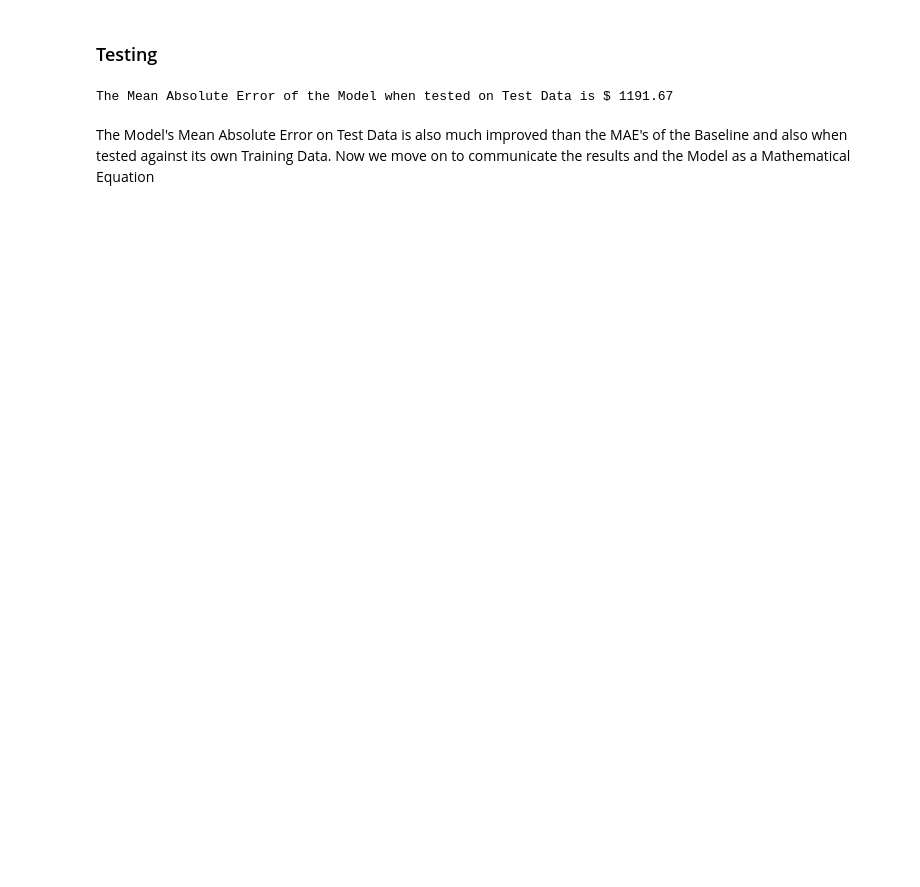
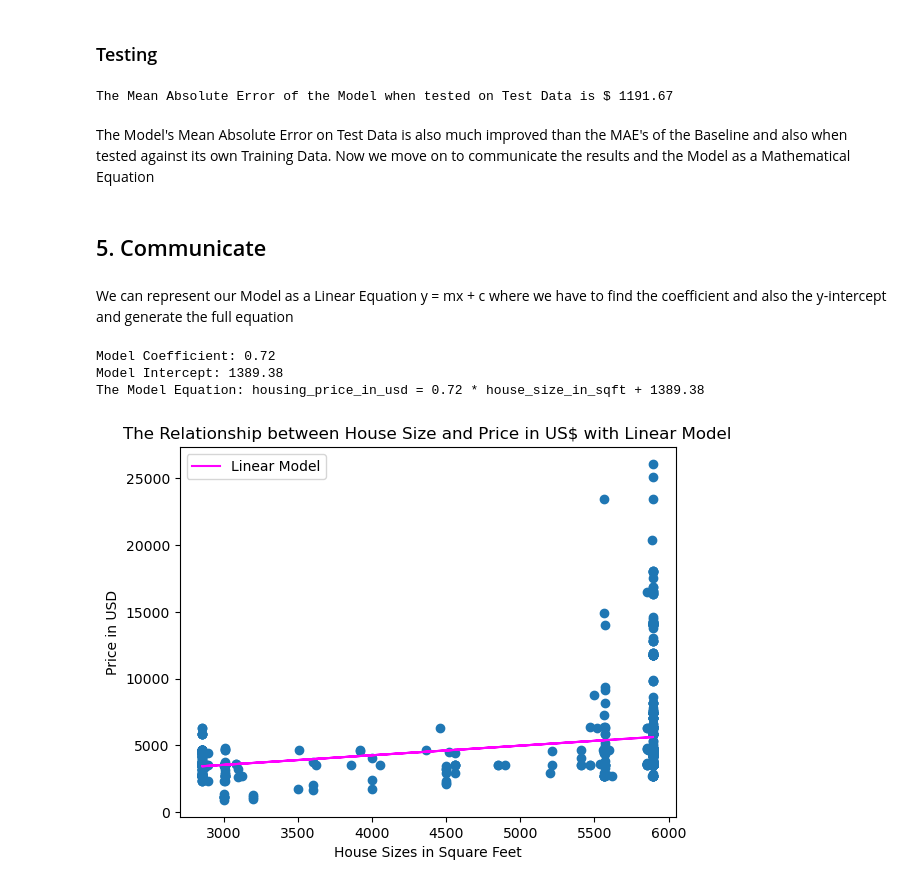
Before and after one commit to dumisanimukuchura/Dehli-Indian-Housing-Analysis-Part-2-Predict-Price-with-Size-Linear-Regression, a Jupyter notebook: notebook/Dehli-Indian-Housing-Analysis-Part-2-Predict-Price-with-Size-Linear-Regression.ipynb, the cells around one changed output. Drawn from its saved outputs; the diff is of its cells as text; code cells hidden in the pictures; blank space fills up the shorter version.

Commit message:
Communicate the Model using an Equation and also a Graphical view

```diff
--- a/notebook/Dehli-Indian-Housing-Analysis-Part-2-Predict-Price-with-Size-Linear-Regression.ipynb
+++ b/notebook/Dehli-Indian-Housing-Analysis-Part-2-Predict-Price-with-Size-Linear-Regression.ipynb
@@ -286,3 +286,33 @@ print("The Mean Absolute Error of the Model when tested on Test Data is $", test
 The Mean Absolute Error of the Model when tested on Test Data is $ 1191.67
 # %% [markdown]
 The Model's Mean Absolute Error on Test Data is also much improved than the MAE's of the Baseline and also when tested against its own Training Data. Now we move on to communicate the results and the Model as a Mathematical Equation
+# %% [markdown]
+## 5. Communicate
+# %% [markdown]
+We can represent our Model as a Linear Equation y = mx + c where we have to find the coefficient and also the y-intercept and generate the full equation
+# %%
+# Generating the Equation
+coefficient = round(model.coef_[0], 2)
+intercept = round(model.intercept_, 2)
+print("Model Coefficient:", coefficient)
+print("Model Intercept:", intercept)
+
+print(f"The Model Equation: housing_price_in_usd = {coefficient} * house_size_in_sqft + {intercept}")
+# %% [output]
+Model Coefficient: 0.72
+Model Intercept: 1389.38
+The Model Equation: housing_price_in_usd = 0.72 * house_size_in_sqft + 1389.38
+# %%
+# Generating the plot to visualize the Linear Model
+
+plt.plot(X_Train.values, model.predict(X_Train), color = "magenta", label = "Linear Model")
+plt.scatter(X_Train, y_train)
+plt.xlabel("House Sizes in Square Feet")
+plt.ylabel("Price in USD")
+plt.title("The Relationship between House Size and Price in US$ with Linear Model")
+
+plt.legend();
+
+plt.show();
+# %% [output]
+[figure, added]
```
Also changed, not shown: parts of 1 cell of this notebook.
